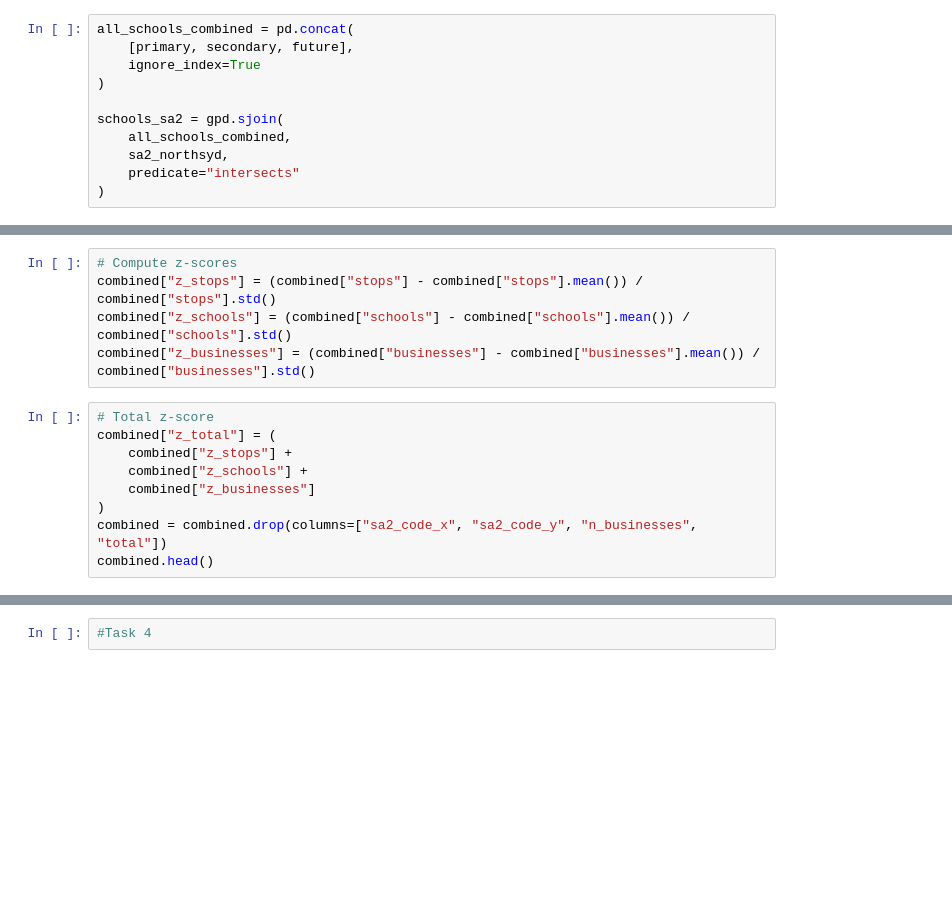
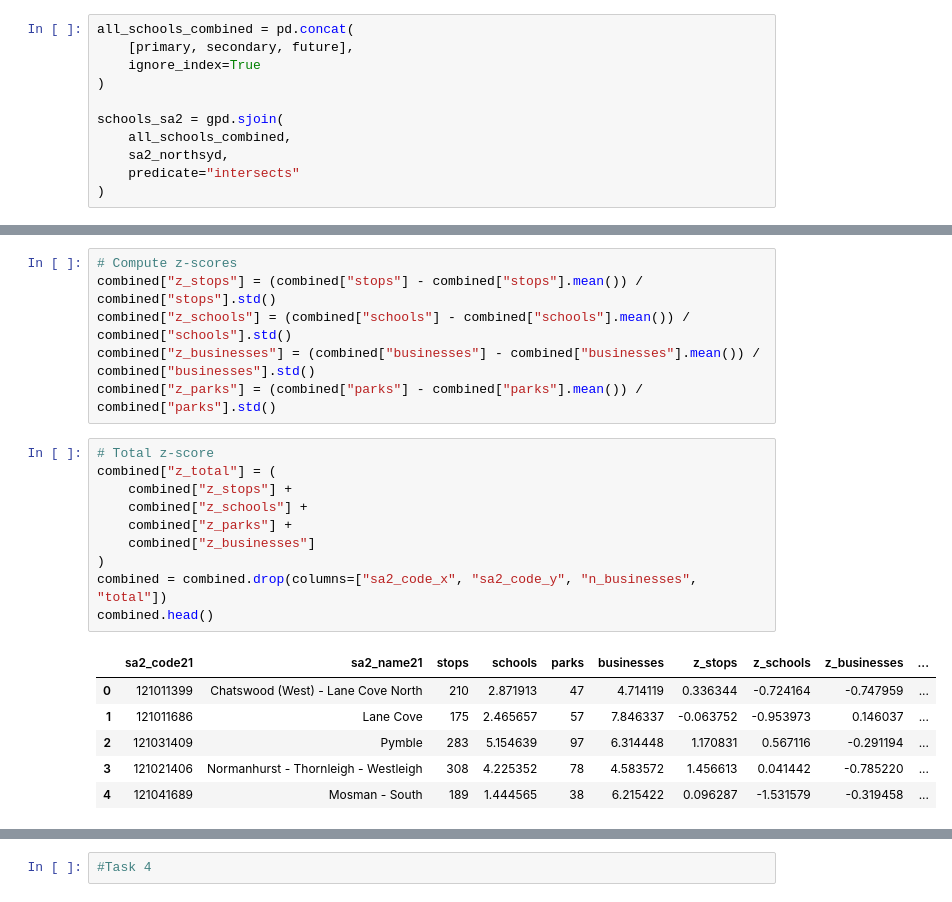
Before and after one commit to Katherine-Kong/DATA2001-A, a Jupyter notebook: Michella's Notebook.ipynb, the cells around one changed output, grey strips where cells are left out. Saved outputs shown, nothing was run; the diff lists cells and outputs as text; blank space fills up the shorter version.

```diff
--- a/Michella's Notebook.ipynb
+++ b/Michella's Notebook.ipynb
@@ -521,15 +639,24 @@ combined.head()
 combined["z_stops"] = (combined["stops"] - combined["stops"].mean()) / combined["stops"].std()
 combined["z_schools"] = (combined["schools"] - combined["schools"].mean()) / combined["schools"].std()
 combined["z_businesses"] = (combined["businesses"] - combined["businesses"].mean()) / combined["businesses"].std()
+combined["z_parks"] = (combined["parks"] - combined["parks"].mean()) / combined["parks"].std()
 # %%
 # Total z-score
 combined["z_total"] = (
     combined["z_stops"] +
     combined["z_schools"] +
+    combined["z_parks"] +
     combined["z_businesses"]
 )
 combined = combined.drop(columns=["sa2_code_x", "sa2_code_y", "n_businesses", "total"])
 combined.head()
+# %% [output]
+|  | sa2_code21 | sa2_name21 | stops | schools | parks | businesses | z_stops | z_schools | z_businesses | ... |
+| 0 | 121011399 | Chatswood (West) - Lane Cove North | 210 | 2.871913 | 47 | 4.714119 | 0.336344 | -0.724164 | -0.747959 | ... |
+| 1 | 121011686 | Lane Cove | 175 | 2.465657 | 57 | 7.846337 | -0.063752 | -0.953973 | 0.146037 | ... |
+| 2 | 121031409 | Pymble | 283 | 5.154639 | 97 | 6.314448 | 1.170831 | 0.567116 | -0.291194 | ... |
+| 3 | 121021406 | Normanhurst - Thornleigh - Westleigh | 308 | 4.225352 | 78 | 4.583572 | 1.456613 | 0.041442 | -0.785220 | ... |
+| 4 | 121041689 | Mosman - South | 189 | 1.444565 | 38 | 6.215422 | 0.096287 | -1.531579 | -0.319458 | ... |
 # %%
 import numpy as np
 final_scores = combined
```
Also changed, not shown: parts of 21 cells of this notebook, 2 other files.
